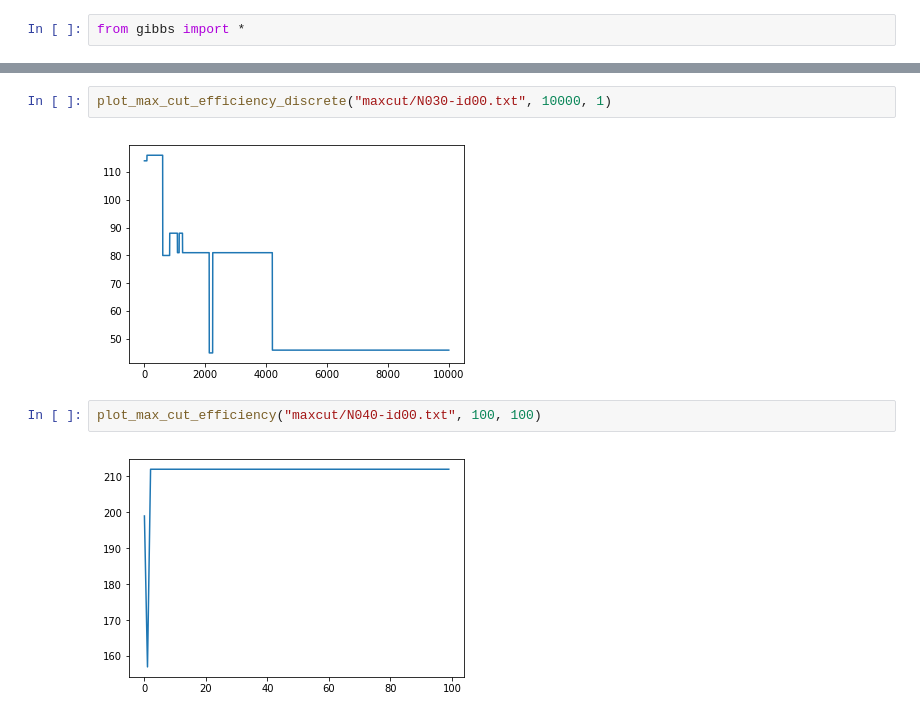
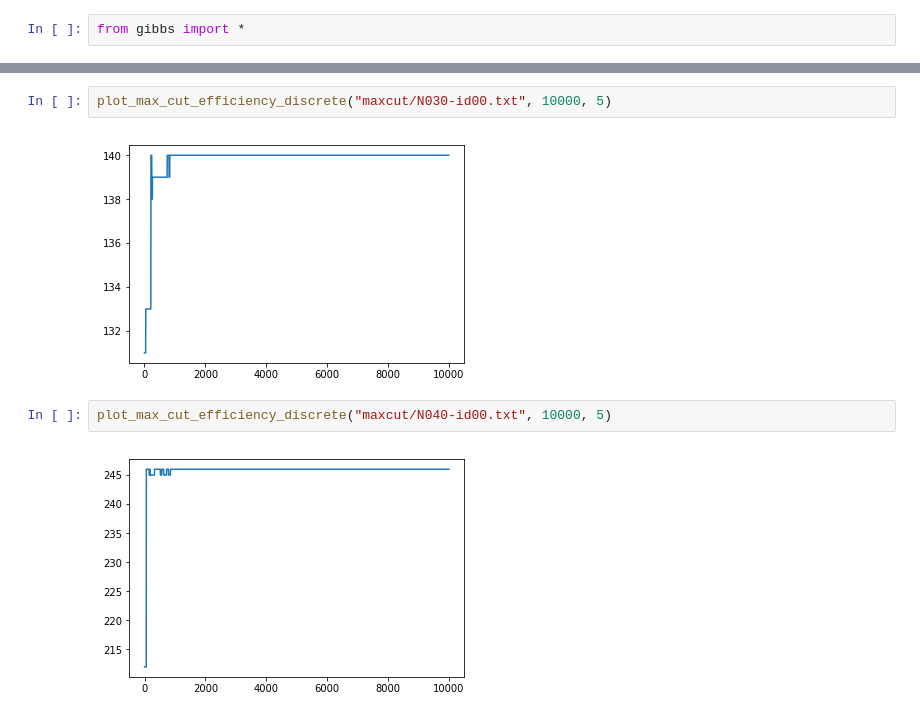
Before and after one commit to lili-chen/ising-optimization-rbm, a Jupyter notebook: performance_with_trial_number-discrete.ipynb, the cells around one changed output, grey strips where cells are left out. Drawn from its saved outputs; the diff is of its cells as text.

```diff
--- a/performance_with_trial_number-discrete.ipynb
+++ b/performance_with_trial_number-discrete.ipynb
@@ -11,9 +11,9 @@ plot_max_cut_efficiency_discrete("maxcut/N020-id00.txt", 10000, 5)
 # %%
-plot_max_cut_efficiency_discrete("maxcut/N030-id00.txt", 10000, 1)
+plot_max_cut_efficiency_discrete("maxcut/N030-id00.txt", 10000, 5)
 # %% [output]
-[figure, old version]
+[figure, new version]
 # %%
-plot_max_cut_efficiency("maxcut/N040-id00.txt", 100, 100)
+plot_max_cut_efficiency_discrete("maxcut/N040-id00.txt", 10000, 5)
 # %% [output]
-[figure, old version]
+[figure, new version]
 # %%
```
Also changed, not shown: parts of 13 cells of this notebook, 5 other files.
